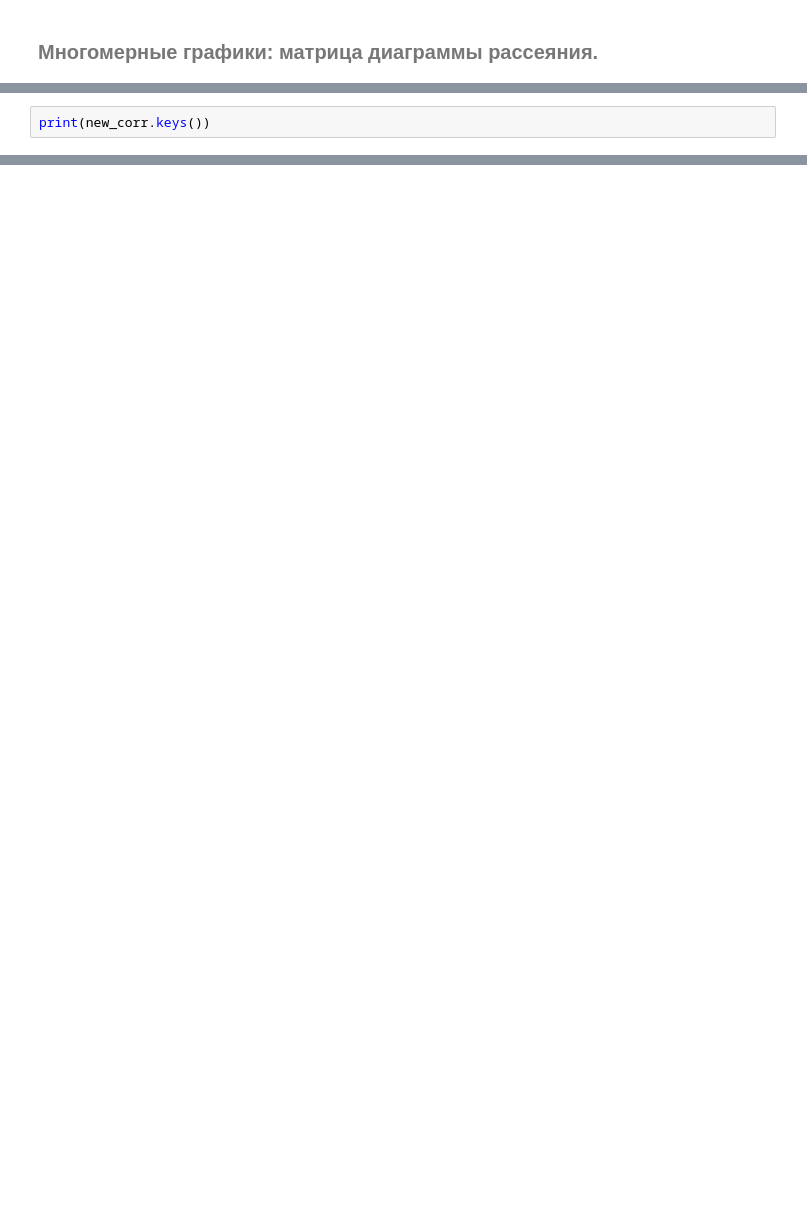
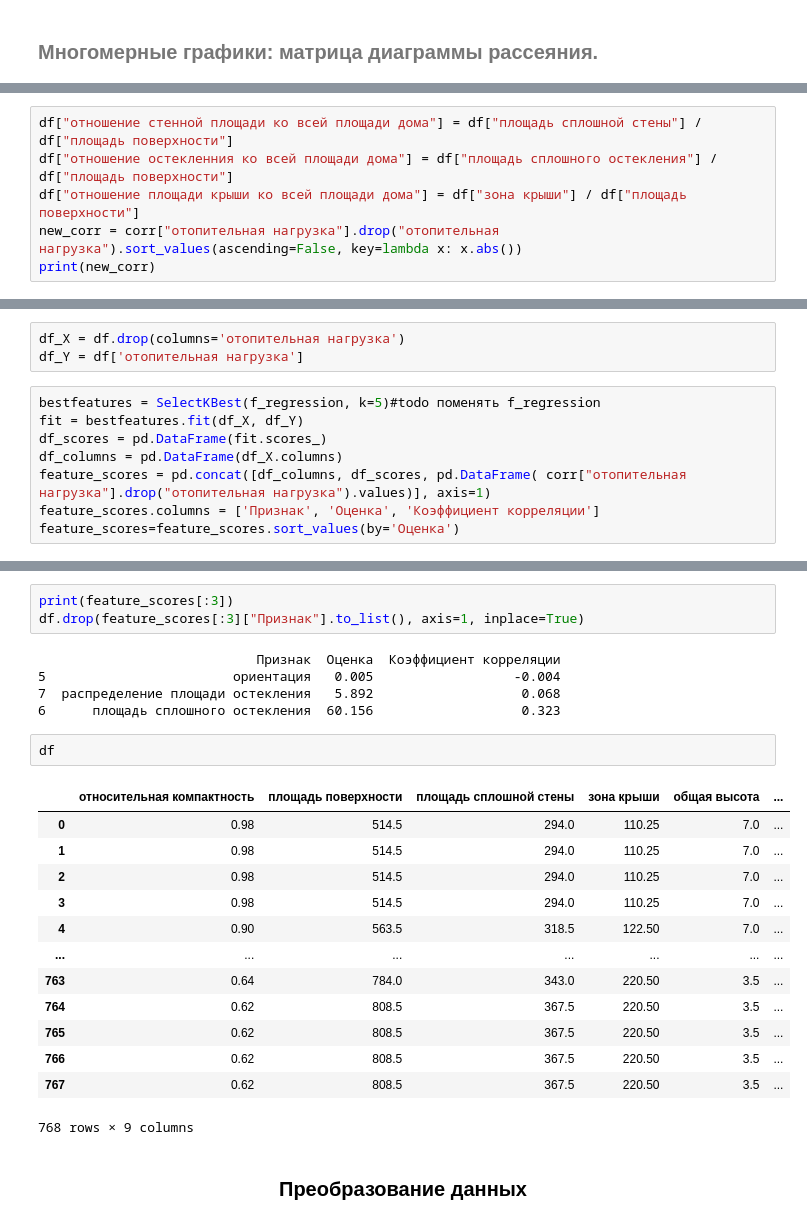
Before and after one commit to nikoloskorzun/Intelligent_analysis_and_data_processing, a Jupyter notebook: Intelligent analysis and data processing/lab1/lab1.ipynb, the cells around one changed output, grey strips where cells are left out. Drawn from its saved outputs; the diff is of its cells as text; blank space fills up the shorter version.

```diff
--- a/Intelligent analysis and data processing/lab1/lab1.ipynb
+++ b/Intelligent analysis and data processing/lab1/lab1.ipynb
@@ -236,3 +265,7 @@ plt.show()
 # %%
-print(new_corr.keys())
+df["отношение стенной площади ко всей площади дома"] = df["площадь сплошной стены"] / df["площадь поверхности"]
+df["отношение остекленния ко всей площади дома"] = df["площадь сплошного остекления"] / df["площадь поверхности"]
+df["отношение площади крыши ко всей площади дома"] = df["зона крыши"] / df["площадь поверхности"]
+new_corr = corr["отопительная нагрузка"].drop("отопительная нагрузка").sort_values(ascending=False, key=lambda x: x.abs())
+print(new_corr)
 # %% [output]
@@ -253,0 +302,11 @@ PIL 11.1.0 anyio NA arrow 1.3.0 asttokens NA attr 24.3.0 attrs 24.3.0 babel 2.16
+# %%
+df_X = df.drop(columns='отопительная нагрузка')
+df_Y = df['отопительная нагрузка']
+# %%
+bestfeatures = SelectKBest(f_regression, k=5)#todo поменять f_regression
+fit = bestfeatures.fit(df_X, df_Y)
+df_scores = pd.DataFrame(fit.scores_)
+df_columns = pd.DataFrame(df_X.columns)
+feature_scores = pd.concat([df_columns, df_scores, pd.DataFrame( corr["отопительная нагрузка"].drop("отопительная нагрузка").values)], axis=1)
+feature_scores.columns = ['Признак', 'Оценка', 'Коэффициент корреляции']
+feature_scores=feature_scores.sort_values(by='Оценка')
@@ -253,0 +335,26 @@ PIL 11.1.0 anyio NA arrow 1.3.0 asttokens NA attr 24.3.0 attrs 24.3.0 babel 2.16
+# %%
+print(feature_scores[:3])
+df.drop(feature_scores[:3]["Признак"].to_list(), axis=1, inplace=True)
+# %% [output]
+                            Признак  Оценка  Коэффициент корреляции
+5                        ориентация   0.005                  -0.004
+7  распределение площади остекления   5.892                   0.068
+6      площадь сплошного остекления  60.156                   0.323
+# %%
+df
+# %% [output]
+|  | относительная компактность | площадь поверхности | площадь сплошной стены | зона крыши | общая высота | ... |
+| 0 | 0.98 | 514.5 | 294.0 | 110.25 | 7.0 | ... |
+| 1 | 0.98 | 514.5 | 294.0 | 110.25 | 7.0 | ... |
+| 2 | 0.98 | 514.5 | 294.0 | 110.25 | 7.0 | ... |
+| 3 | 0.98 | 514.5 | 294.0 | 110.25 | 7.0 | ... |
+| 4 | 0.90 | 563.5 | 318.5 | 122.50 | 7.0 | ... |
+| ... | ... | ... | ... | ... | ... | ... |
+| 763 | 0.64 | 784.0 | 343.0 | 220.50 | 3.5 | ... |
+| 764 | 0.62 | 808.5 | 367.5 | 220.50 | 3.5 | ... |
+| 765 | 0.62 | 808.5 | 367.5 | 220.50 | 3.5 | ... |
+| 766 | 0.62 | 808.5 | 367.5 | 220.50 | 3.5 | ... |
+| 767 | 0.62 | 808.5 | 367.5 | 220.50 | 3.5 | ... |
+768 rows × 9 columns
+# %% [markdown]
+<h5 style="text-align: center; font-size: 20px;">Преобразование данных</h5>
```
Also changed, not shown: parts of 20 cells of this notebook.
